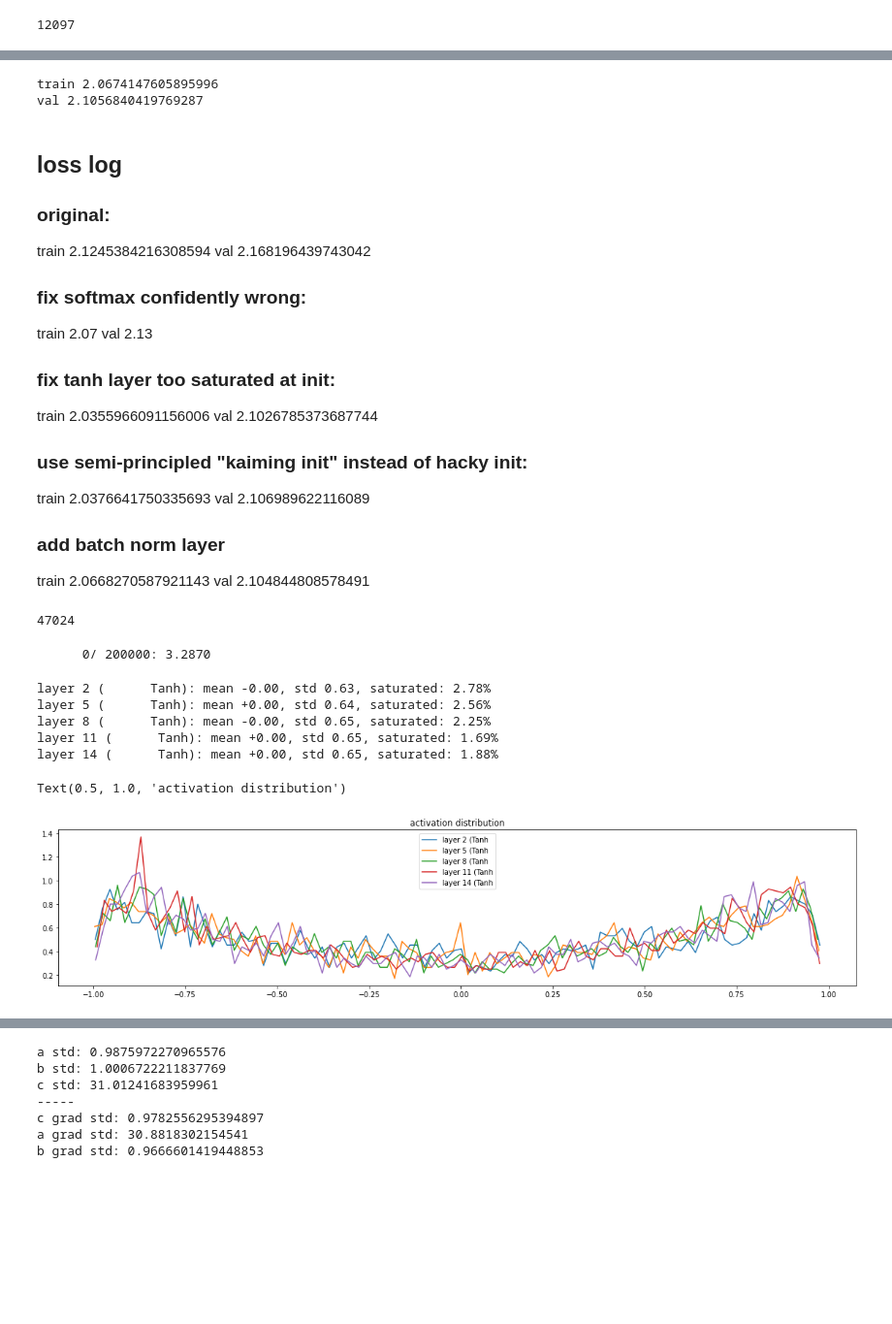
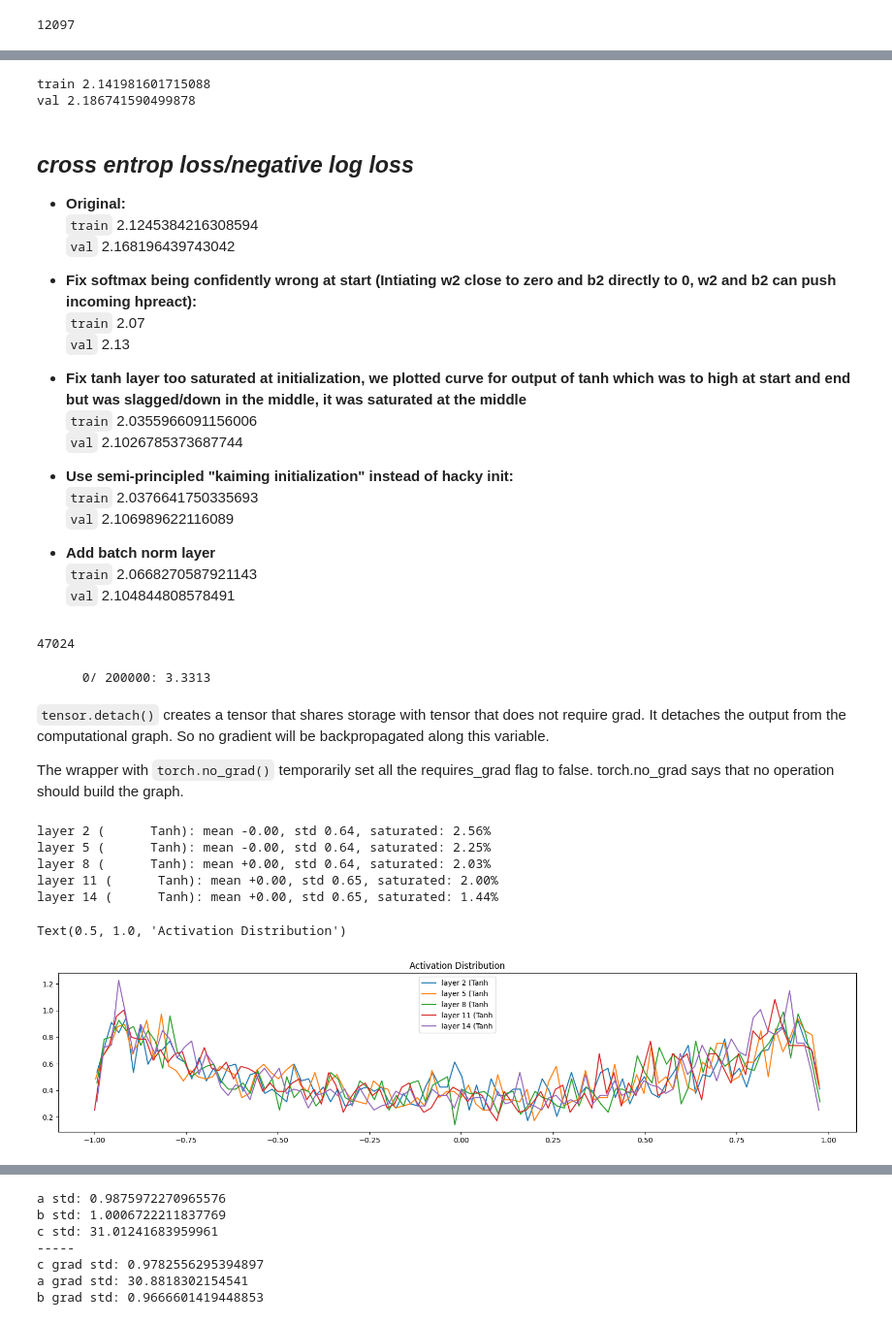
Before and after one commit to nameissaurabh/karapathy-NN-Zero2Hero, a Jupyter notebook: 3. makemore and batchnorm/build_makemore_batchnorm.ipynb, the cells around one changed output, grey strips where cells are left out. Shown at 97% size. Drawn from its saved outputs; the diff is of its cells as text; code cells hidden in the pictures; blank space fills up the shorter version.

```diff
--- a/3. makemore and batchnorm/build_makemore_batchnorm.ipynb
+++ b/3. makemore and batchnorm/build_makemore_batchnorm.ipynb
@@ -20,6 +9,6 @@ names.txt           100%[===================>] 222.80K  --.-KB/s    in 0.01s
 # %%
 # read in all the words
-words = open('names.txt', 'r').read().splitlines()
+words = open('../names.txt', 'r').read().splitlines()
 words[:8]
 # %% [output]
 ['emma', 'olivia', 'ava', 'isabella', 'sophia', 'charlotte', 'mia', 'amelia']
@@ -100,7 +89,7 @@ for p in parameters:
 12097
 # %%
 # same optimization as last time
-max_steps = 2_00_000
+max_steps = 1_00_000
 batch_size = 32
 lossi = []
 
@@ -183,30 +222,30 @@ def split_loss(split):
 split_loss('train')
 split_loss('val')
 # %% [output]
-train 2.0674147605895996
-val 2.1056840419769287
+train 2.141981601715088
+val 2.186741590499878
 # %% [markdown]
-## loss log
+## *cross entrop loss/negative log loss*
 
-### original:
-train 2.1245384216308594
-val   2.168196439743042
+- **Original:**
+        `train` 2.1245384216308594
+        `val`   2.168196439743042
 
-### fix softmax confidently wrong:
-train 2.07
-val   2.13
+- **Fix softmax being confidently wrong at start (Intiating w2 close to zero and b2 directly to 0, w2 and b2 can push incoming hpreact):**
+        `train` 2.07
+        `val`   2.13
 
-### fix tanh layer too saturated at init:
-train 2.0355966091156006
-val   2.1026785373687744
+- **Fix tanh layer too saturated at initialization, we plotted curve for output of tanh which was to high at start and end but was slagged/down in the middle, it was saturated at the middle**
+        `train` 2.0355966091156006
+        `val`   2.1026785373687744
 
-### use semi-principled "kaiming init" instead of hacky init:
-train 2.0376641750335693
-val   2.106989622116089
+- **Use semi-principled "kaiming initialization" instead of hacky init:**
+        `train` 2.0376641750335693
+        `val`   2.106989622116089
 
-### add batch norm layer
-train 2.0668270587921143
-val 2.104844808578491
+- **Add batch norm layer**
+        `train` 2.0668270587921143
+        `val` 2.104844808578491
 # %%
 # SUMMARY + PYTORCHIFYING -----------
 # %%
@@ -311,21 +348,21 @@ for p in parameters:
 max_steps = 200000
 batch_size = 32
 lossi = []
-ud = []
-
+ud = [] # Each inner list contains one log-scale update/weight ratio for every parameter tensor for that training step.
+# People often plot ud to visualize:
+# whether learning rate is too small (ratios very negative, like −6 or −7)
+# whether updates explode (ratios near 0 or positive)
+# whether some layers get much larger updates than others (imbalance)
 for i in range(max_steps):
-
   # minibatch construct
   ix = torch.randint(0, Xtr.shape[0], (batch_size,), generator=g)
   Xb, Yb = Xtr[ix], Ytr[ix] # batch X,Y
-
   # forward pass
   emb = C[Xb] # embed the characters into vectors
   x = emb.view(emb.shape[0], -1) # concatenate the vectors
   for layer in layers:
     x = layer(x)
   loss = F.cross_entropy(x, Yb) # loss function
-
   # backward pass
   for layer in layers:
     layer.out.retain_grad() # AFTER_DEBUG: would take out retain_graph
@@ -348,28 +385,32 @@ for i in range(max_steps):
   if i >= 1000:
     break # AFTER_DEBUG: would take out obviously to run full optimization
 # %% [output]
-      0/ 200000: 3.2870
+      0/ 200000: 3.3313
+# %% [markdown]
+`tensor.detach()` creates a tensor that shares storage with tensor that does not require grad. It detaches the output from the computational graph. So no gradient will be backpropagated along this variable.
+
+The wrapper with `torch.no_grad()` temporarily set all the requires_grad flag to false. torch.no_grad says that no operation should build the graph.
 # %%
 # visualize histograms
 plt.figure(figsize=(20, 4)) # width and height of the plot
 legends = []
 for i, layer in enumerate(layers[:-1]): # note: exclude the output layer
   if isinstance(layer, Tanh):
     t = layer.out
     print('layer %d (%10s): mean %+.2f, std %.2f, saturated: %.2f%%' % (i, layer.__class__.__name__, t.mean(), t.std(), (t.abs() > 0.97).float().mean()*100))
     hy, hx = torch.histogram(t, density=True)
     plt.plot(hx[:-1].detach(), hy.detach())
     legends.append(f'layer {i} ({layer.__class__.__name__}')
 plt.legend(legends);
-plt.title('activation distribution')
+plt.title('Activation Distribution')
 # %% [output]
-layer 2 (      Tanh): mean -0.00, std 0.63, saturated: 2.78%
-layer 5 (      Tanh): mean +0.00, std 0.64, saturated: 2.56%
-layer 8 (      Tanh): mean -0.00, std 0.65, saturated: 2.25%
-layer 11 (      Tanh): mean +0.00, std 0.65, saturated: 1.69%
-layer 14 (      Tanh): mean +0.00, std 0.65, saturated: 1.88%
+layer 2 (      Tanh): mean -0.00, std 0.64, saturated: 2.56%
+layer 5 (      Tanh): mean -0.00, std 0.64, saturated: 2.25%
+layer 8 (      Tanh): mean +0.00, std 0.64, saturated: 2.03%
+layer 11 (      Tanh): mean +0.00, std 0.65, saturated: 2.00%
+layer 14 (      Tanh): mean +0.00, std 0.65, saturated: 1.44%
-Text(0.5, 1.0, 'activation distribution')
+Text(0.5, 1.0, 'Activation Distribution')
-[figure, old version]
+[figure, new version]
 # %%
 # visualize histograms
 plt.figure(figsize=(20, 4)) # width and height of the plot
```
Also changed, not shown: parts of 17 cells of this notebook, 1 other file.
